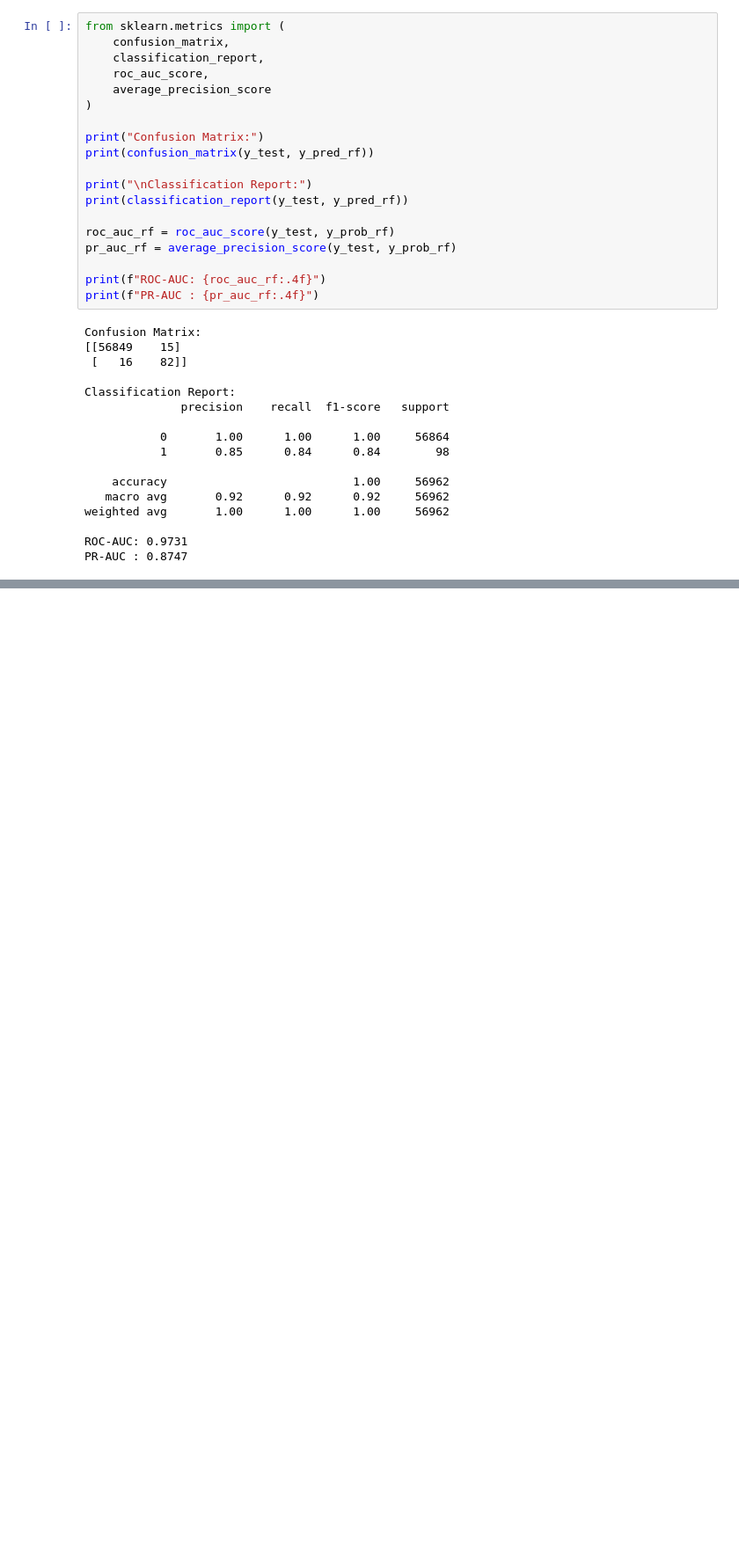
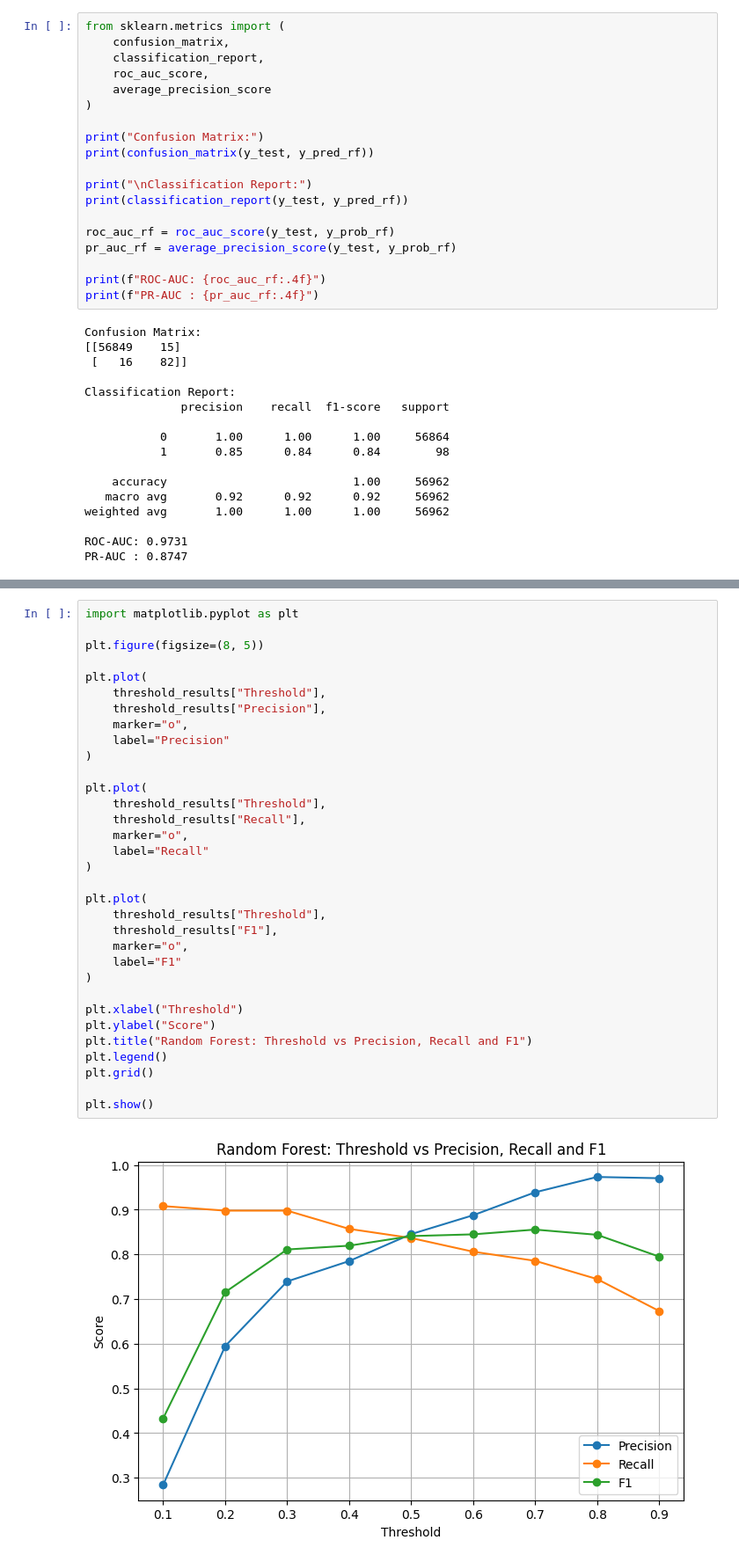
Before and after one commit to Shiri001/Credit-Card-Fraud-Detection-System, a Jupyter notebook: notebooks/01_EDA.ipynb, the cells around one changed output, grey strips where cells are left out. Shown at 88% size. Drawn from its saved outputs; the diff is of its cells as text; blank space fills up the shorter version.

Commit message:
Complete fraud model training and threshold tuning

```diff
--- a/notebooks/01_EDA.ipynb
+++ b/notebooks/01_EDA.ipynb
@@ -932,0 +1040,35 @@ PR-AUC : 0.8747
+# %%
+import matplotlib.pyplot as plt
+
+plt.figure(figsize=(8, 5))
+
+plt.plot(
+    threshold_results["Threshold"],
+    threshold_results["Precision"],
+    marker="o",
+    label="Precision"
+)
+
+plt.plot(
+    threshold_results["Threshold"],
+    threshold_results["Recall"],
+    marker="o",
+    label="Recall"
+)
+
+plt.plot(
+    threshold_results["Threshold"],
+    threshold_results["F1"],
+    marker="o",
+    label="F1"
+)
+
+plt.xlabel("Threshold")
+plt.ylabel("Score")
+plt.title("Random Forest: Threshold vs Precision, Recall and F1")
+plt.legend()
+plt.grid()
+
+plt.show()
+# %% [output]
+[figure, added]
```
Also changed, not shown: parts of 8 cells of this notebook, 2 other files.
